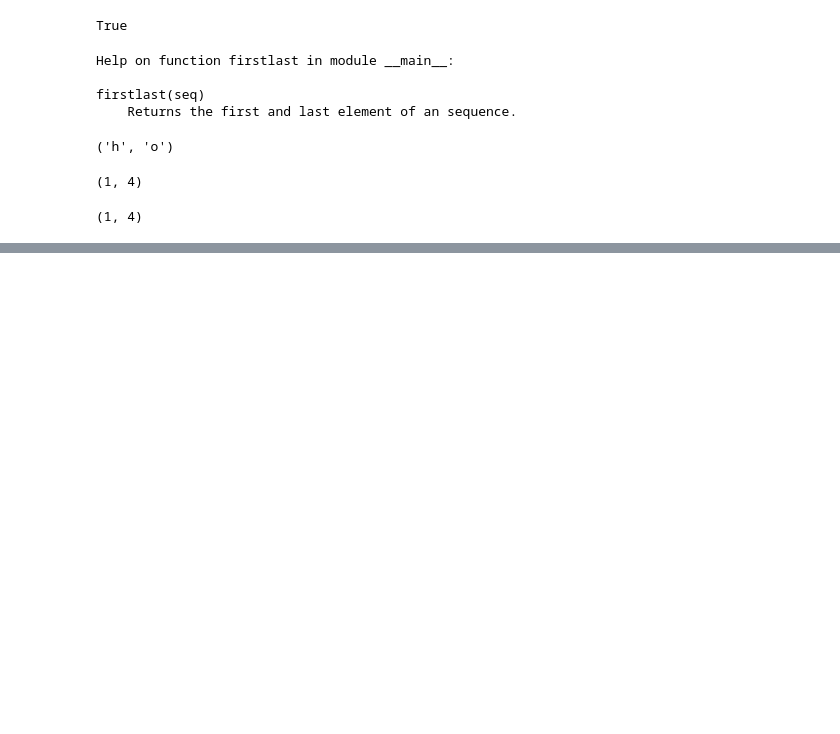
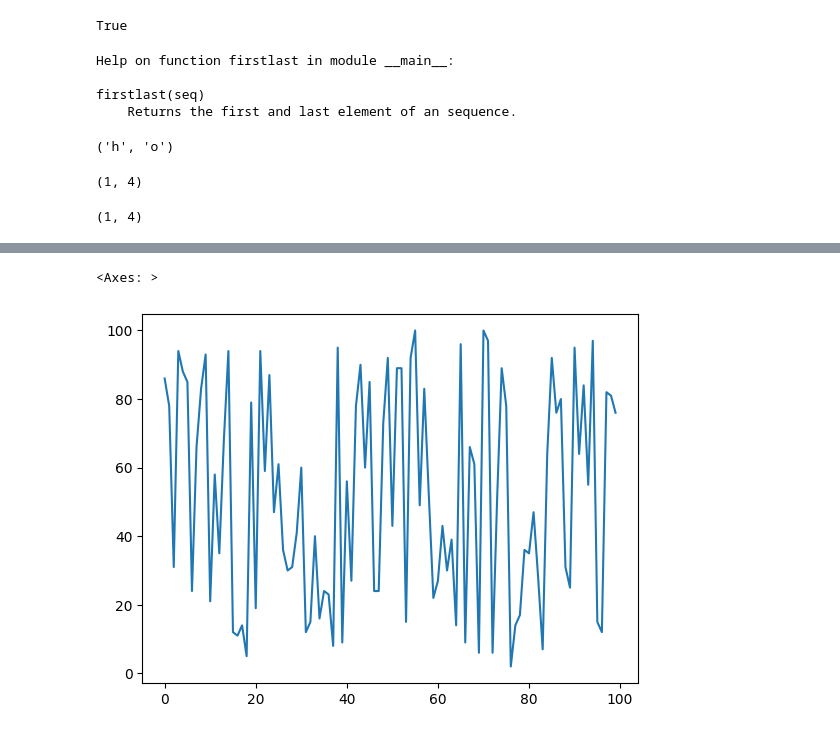
Before and after one commit to miku/pythonpath, a Jupyter notebook: Live/2024-12/sketch2.ipynb, the cells around one changed output, grey strips where cells are left out. Saved outputs shown, nothing was run; the diff lists cells and outputs as text; code cells hidden in the pictures; blank space fills up the shorter version.

```diff
--- a/Live/2024-12/sketch2.ipynb
+++ b/Live/2024-12/sketch2.ipynb
@@ -704,0 +1002,2 @@ firstlast((1, 2, 3, 4))
+# %%
+vs = [random.randint(0, 100) for _ in range(100)]
@@ -704,0 +1024,2 @@ firstlast((1, 2, 3, 4))
+# %%
+s = pd.Series(vs)
@@ -704,0 +1061,2 @@ firstlast((1, 2, 3, 4))
+# %%
+s.name = "tx"
@@ -704,0 +1114,5 @@ firstlast((1, 2, 3, 4))
+# %%
+s.plot()
+# %% [output]
+<Axes: >
+[figure, added]
```
Also changed, not shown: parts of 95 cells of this notebook, 7 other files.
